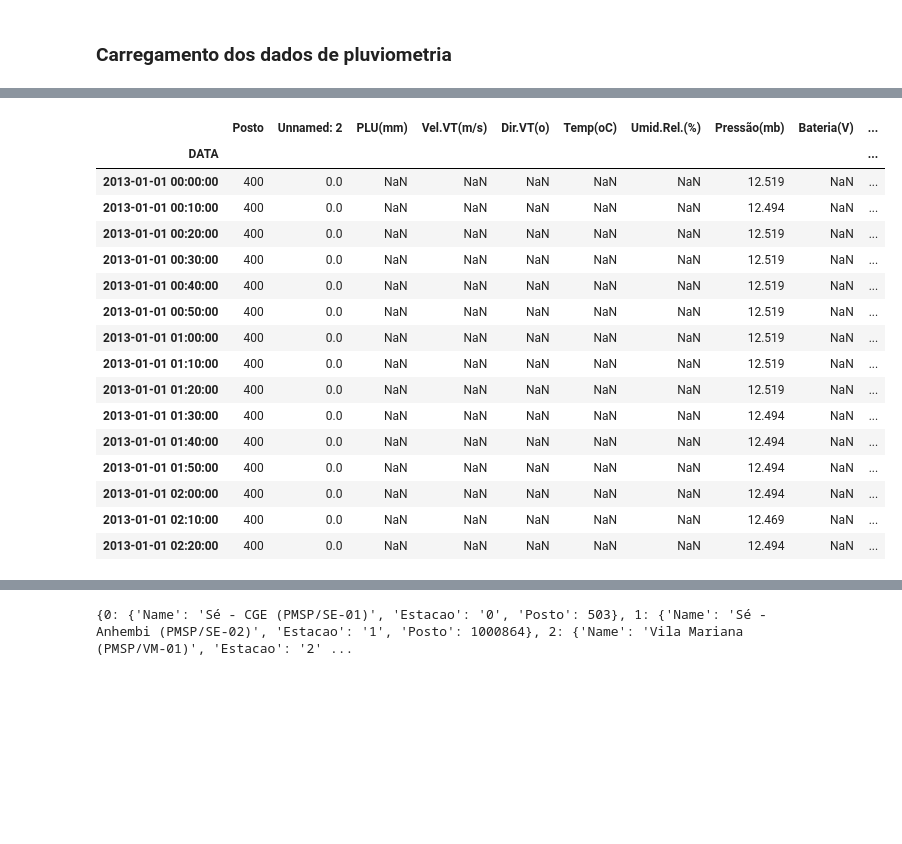
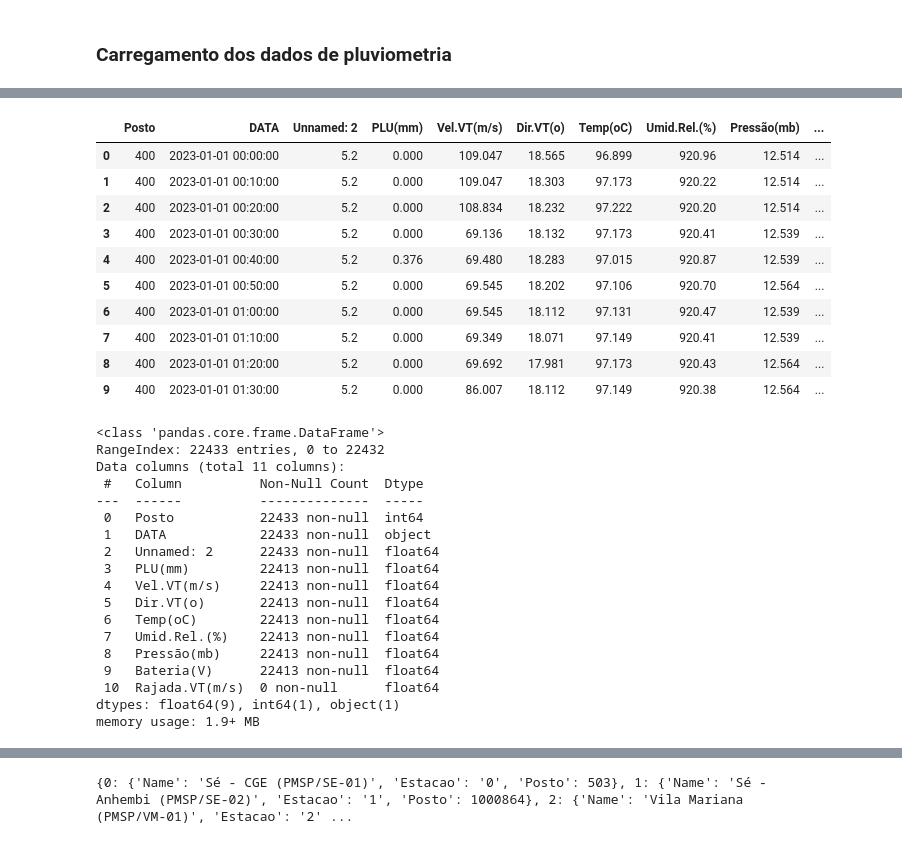
Before and after one commit to marcelof314/SP_urban_flooding, a Jupyter notebook: 06 Simulation package preparation.ipynb, the cells around one changed output, grey strips where cells are left out. Cells and saved outputs as stored; diff of their text form; code cells hidden in the pictures; blank space fills up the shorter version.

Commit message:
Preparando o arquivo de pluviometria para o ano de 2023.
Signed-off-by: Marcelo Fernandes <41390930+marcelof314@users.noreply.github.com>

```diff
--- a/06 Simulation package preparation.ipynb
+++ b/06 Simulation package preparation.ipynb
@@ -268,4 +266,6 @@ Ano
 # %% [markdown]
 ### Carregamento dos dados de pluviometria
 # %%
-arquivo_chuva = '/Users/marcelofernandes/Library/CloudStorage/GoogleDrive-marcelo.fernandes@alumni.usp.br/.shortcut-targets-by-id/1M--OnzbTYagrNv5Ss9fjWlBxCMmasz-Y/10_Mestrado_2021_Marcelo Fernandes/8_Dados/estações_meteorológicas/meteorologicas_2013/_P400_Riacho_Grande.csv'
+arquivo_chuva = '/Users/marcelofernandes/Library/CloudStorage/GoogleDrive-marcelo.fernandes@alumni.usp.br/.shortcut-targets-by-id/1M--OnzbTYagrNv5Ss9fjWlBxCMmasz-Y/10_Mestrado_2021_Marcelo Fernandes/8_Dados/estações_meteorológicas/meteorologicas_2023/dados_cge___P400_Riacho_Grande.csv'
+
+diretório_chuva = '/Users/marcelofernandes/Library/CloudStorage/GoogleDrive-marcelo.fernandes@alumni.usp.br/.shortcut-targets-by-id/1M--OnzbTYagrNv5Ss9fjWlBxCMmasz-Y/10_Mestrado_2021_Marcelo Fernandes/8_Dados/estações_meteorológicas/meteorologicas_2023/'
@@ -272,3 +304,3 @@ arquivo_chuva = '/Users/marcelofernandes/Library/CloudStorage/GoogleDrive-marcel
 # %%
 # Carrega o CSV e processa as colunas de Data e Horário
-%timeit df_chuva_10min = pd.read_csv(arquivo_chuva, sep=',')
+df_chuva_10min = pd.read_csv(arquivo_chuva, sep=',')
@@ -277,20 +307,35 @@ arquivo_chuva = '/Users/marcelofernandes/Library/CloudStorage/GoogleDrive-marcel
 # %%
-df_chuva_10min.head(15)
+df_chuva_10min.head(10)
 # %% [output]
-|  | Posto | Unnamed: 2 | PLU(mm) | Vel.VT(m/s) | Dir.VT(o) | Temp(oC) | Umid.Rel.(%) | Pressão(mb) | Bateria(V) | ... |
-| DATA |  |  |  |  |  |  |  |  |  | ... |
-| 2013-01-01 00:00:00 | 400 | 0.0 | NaN | NaN | NaN | NaN | NaN | 12.519 | NaN | ... |
-| 2013-01-01 00:10:00 | 400 | 0.0 | NaN | NaN | NaN | NaN | NaN | 12.494 | NaN | ... |
-| 2013-01-01 00:20:00 | 400 | 0.0 | NaN | NaN | NaN | NaN | NaN | 12.519 | NaN | ... |
-| 2013-01-01 00:30:00 | 400 | 0.0 | NaN | NaN | NaN | NaN | NaN | 12.519 | NaN | ... |
-| 2013-01-01 00:40:00 | 400 | 0.0 | NaN | NaN | NaN | NaN | NaN | 12.519 | NaN | ... |
-| 2013-01-01 00:50:00 | 400 | 0.0 | NaN | NaN | NaN | NaN | NaN | 12.519 | NaN | ... |
-| 2013-01-01 01:00:00 | 400 | 0.0 | NaN | NaN | NaN | NaN | NaN | 12.519 | NaN | ... |
-| 2013-01-01 01:10:00 | 400 | 0.0 | NaN | NaN | NaN | NaN | NaN | 12.519 | NaN | ... |
-| 2013-01-01 01:20:00 | 400 | 0.0 | NaN | NaN | NaN | NaN | NaN | 12.519 | NaN | ... |
-| 2013-01-01 01:30:00 | 400 | 0.0 | NaN | NaN | NaN | NaN | NaN | 12.494 | NaN | ... |
-| 2013-01-01 01:40:00 | 400 | 0.0 | NaN | NaN | NaN | NaN | NaN | 12.494 | NaN | ... |
-| 2013-01-01 01:50:00 | 400 | 0.0 | NaN | NaN | NaN | NaN | NaN | 12.494 | NaN | ... |
-| 2013-01-01 02:00:00 | 400 | 0.0 | NaN | NaN | NaN | NaN | NaN | 12.494 | NaN | ... |
-| 2013-01-01 02:10:00 | 400 | 0.0 | NaN | NaN | NaN | NaN | NaN | 12.469 | NaN | ... |
-| 2013-01-01 02:20:00 | 400 | 0.0 | NaN | NaN | NaN | NaN | NaN | 12.494 | NaN | ... |
+|  | Posto | DATA | Unnamed: 2 | PLU(mm) | Vel.VT(m/s) | Dir.VT(o) | Temp(oC) | Umid.Rel.(%) | Pressão(mb) | ... |
+| 0 | 400 | 2023-01-01 00:00:00 | 5.2 | 0.000 | 109.047 | 18.565 | 96.899 | 920.96 | 12.514 | ... |
+| 1 | 400 | 2023-01-01 00:10:00 | 5.2 | 0.000 | 109.047 | 18.303 | 97.173 | 920.22 | 12.514 | ... |
+| 2 | 400 | 2023-01-01 00:20:00 | 5.2 | 0.000 | 108.834 | 18.232 | 97.222 | 920.20 | 12.514 | ... |
+| 3 | 400 | 2023-01-01 00:30:00 | 5.2 | 0.000 | 69.136 | 18.132 | 97.173 | 920.41 | 12.539 | ... |
+| 4 | 400 | 2023-01-01 00:40:00 | 5.2 | 0.376 | 69.480 | 18.283 | 97.015 | 920.87 | 12.539 | ... |
+| 5 | 400 | 2023-01-01 00:50:00 | 5.2 | 0.000 | 69.545 | 18.202 | 97.106 | 920.70 | 12.564 | ... |
+| 6 | 400 | 2023-01-01 01:00:00 | 5.2 | 0.000 | 69.545 | 18.112 | 97.131 | 920.47 | 12.539 | ... |
+| 7 | 400 | 2023-01-01 01:10:00 | 5.2 | 0.000 | 69.349 | 18.071 | 97.149 | 920.41 | 12.539 | ... |
+| 8 | 400 | 2023-01-01 01:20:00 | 5.2 | 0.000 | 69.692 | 17.981 | 97.173 | 920.43 | 12.564 | ... |
+| 9 | 400 | 2023-01-01 01:30:00 | 5.2 | 0.000 | 86.007 | 18.112 | 97.149 | 920.38 | 12.564 | ... |
+# %%
+df_chuva_10min.info()
+# %% [output]
+<class 'pandas.core.frame.DataFrame'>
+RangeIndex: 22433 entries, 0 to 22432
+Data columns (total 11 columns):
+ #   Column          Non-Null Count  Dtype
+---  ------          --------------  -----
+ 0   Posto           22433 non-null  int64
+ 1   DATA            22433 non-null  object
+ 2   Unnamed: 2      22433 non-null  float64
+ 3   PLU(mm)         22413 non-null  float64
+ 4   Vel.VT(m/s)     22413 non-null  float64
+ 5   Dir.VT(o)       22413 non-null  float64
+ 6   Temp(oC)        22413 non-null  float64
+ 7   Umid.Rel.(%)    22413 non-null  float64
+ 8   Pressão(mb)     22413 non-null  float64
+ 9   Bateria(V)      22413 non-null  float64
+ 10  Rajada.VT(m/s)  0 non-null      float64
+dtypes: float64(9), int64(1), object(1)
+memory usage: 1.9+ MB
```
Also changed, not shown: parts of 9 cells of this notebook.
